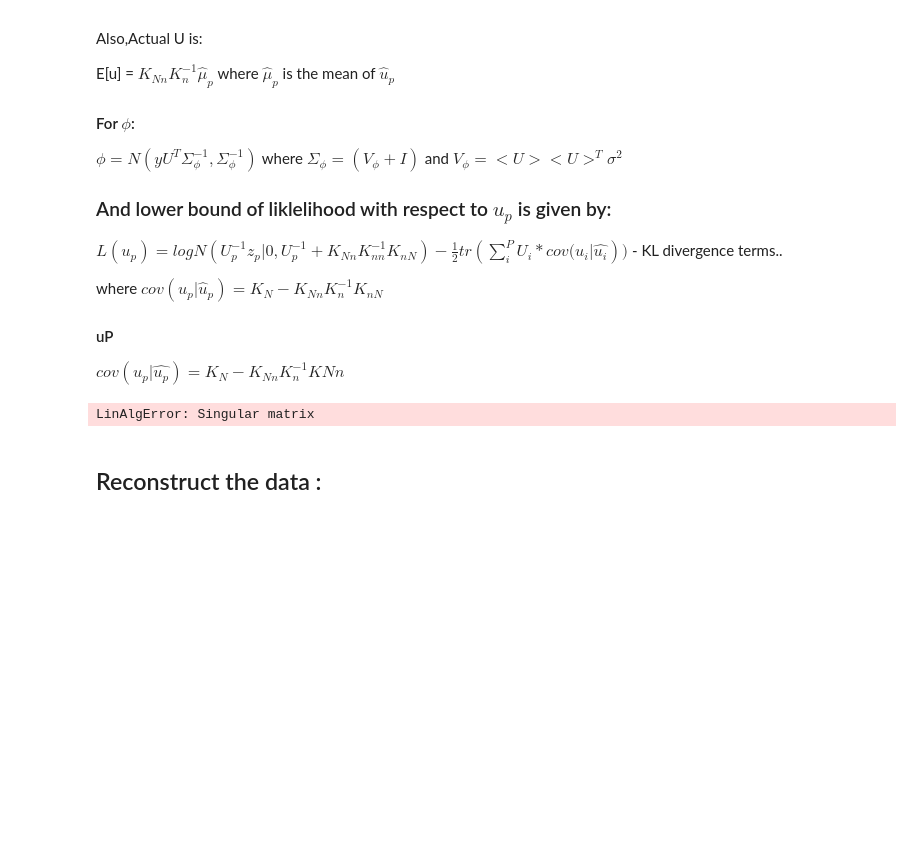
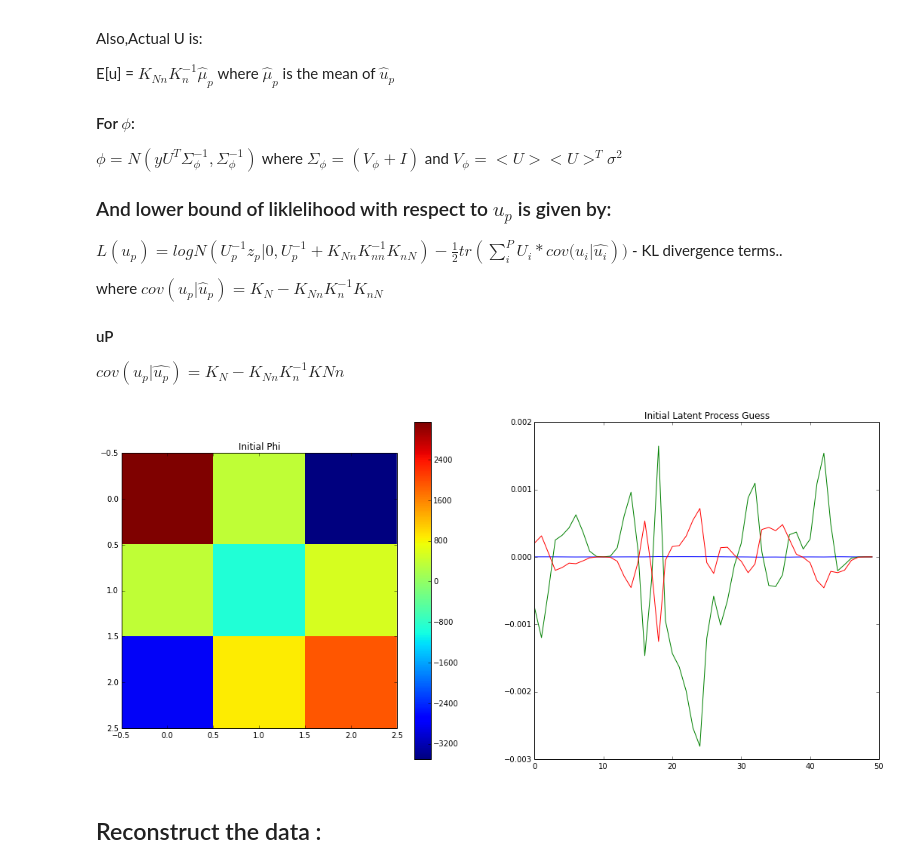
Before and after one commit to sudhNau/Baysian, a Jupyter notebook: SLFM Intro.ipynb, the cells around one changed output. Drawn from its saved outputs; the diff is of its cells as text; code cells hidden in the pictures; blank space fills up the shorter version.

```diff
--- a/SLFM Intro.ipynb
+++ b/SLFM Intro.ipynb
@@ -196,28 +196,28 @@ def calculateLikelihood(Up,Zp,p):
     likl = logNterm - 0.5*np.matrix.trace(summationForTrace)
     return likl
 # %%
-for i in range(10):
+for i in range(100):
     #Variational Update for Up:
     for p in range(P):
         #Find Up and Zp
         excludeP = np.arange(P)!=p
         #print i,p
         Zp = (phiHatExp[:,p].T.dot(Y - phiHatExp[:,excludeP]*uExp[excludeP,:])).reshape(1,N)
         phiSqHatExp = C*phiHatVar[p,p] + phiHatExp[:,p].T.dot(phiHatExp[:,p])
         Up = np.diagflat(np.multiply(np.ones(N) ,phiSqHatExp))
         Ups.append(Up)
         Zps.append(Zp)
         SigmaP = KnnInv[p] + KnnInv[p] * KNn[p].T * Up * KNn[p] * KnnInv[p]
         uHatMeans[p] = (np.linalg.inv(SigmaP)*KnnInv[p]*KNn[p].T*Zp.T).reshape(noOfInductions,1)
         uExp[p] = (KNn[p]*KnnInv[p]*uHatMeans[p]).reshape(1,N)
     ## Variational Update for Phi
     Vf= uExp.dot(uExp.T)
     SigmaPhi = np.linalg.inv(Vf + np.ones((P,P)))
     phiHatExp = np.mat(Y) * uExp.T * SigmaPhi
     phiHatVar = SigmaPhi
 displayGuesses(uExp=uExp,phiHatExp=phiHatExp)
 # %% [output]
-LinAlgError: Singular matrix
+[figure, added]
 # %% [markdown]
 ## Reconstruct the data :
 # %%
```
Also changed, not shown: parts of 2 cells of this notebook.
